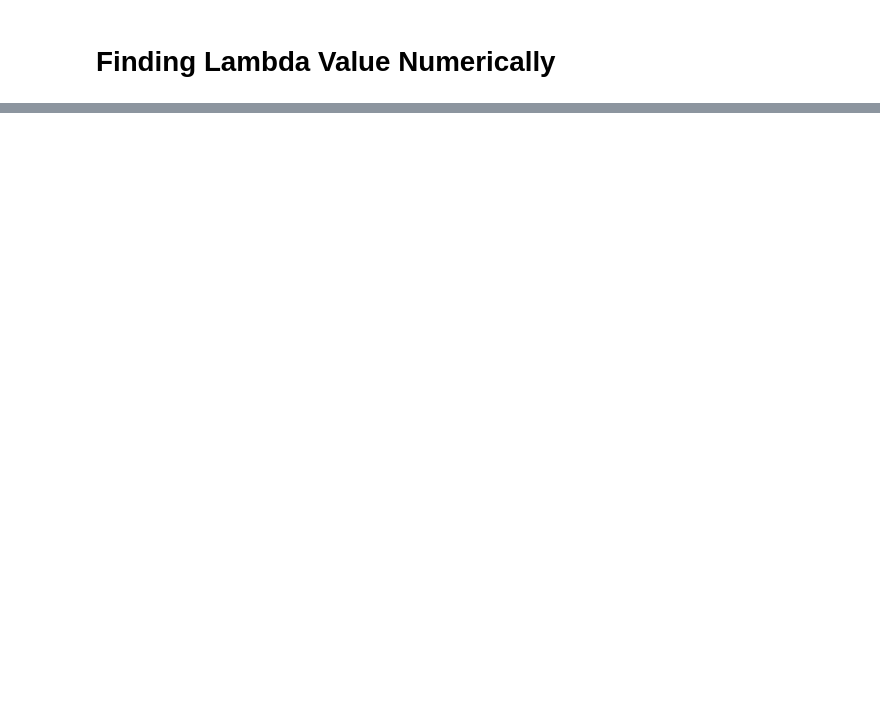
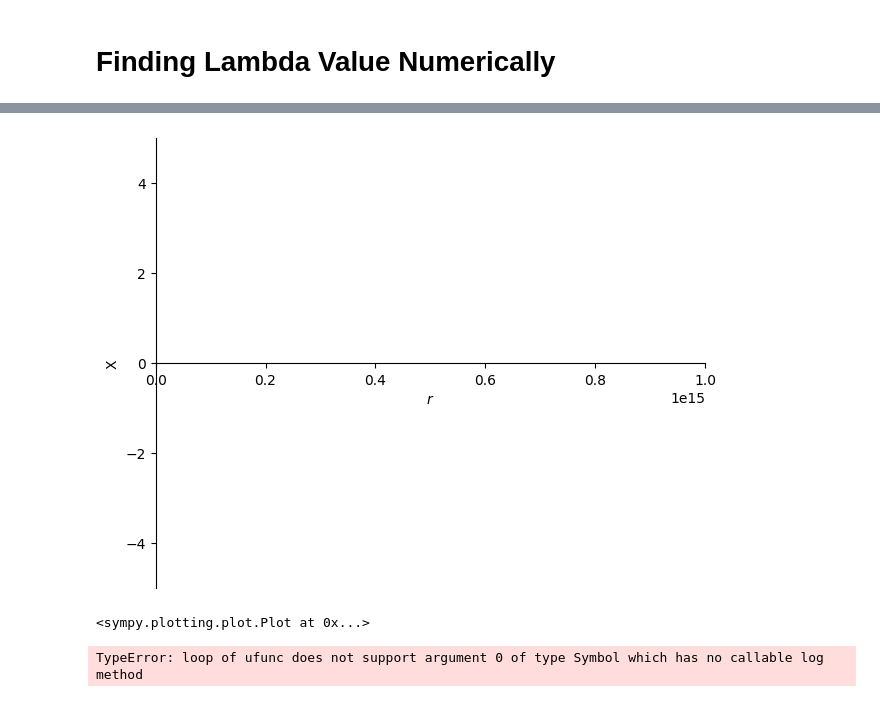
Before and after one commit to UsamaMNaveed/QadirLeeModifiedGravity, a Jupyter notebook: ConstantDensity.ipynb, the cells around one changed output, grey strips where cells are left out. Cells and saved outputs as stored; diff of their text form; code cells hidden in the pictures; blank space fills up the shorter version.

```diff
--- a/ConstantDensity.ipynb
+++ b/ConstantDensity.ipynb
@@ -447,0 +515,3 @@ Lambda Value is 1.9699797348948778e-12
+# %%
+muValued5=LogCleaning(muValued4).simplify()
+muValued5
@@ -447,0 +520,4 @@ Lambda Value is 1.9699797348948778e-12
+# %%
+muValued6=Eq(muValued5.lhs-muValued5.lhs,muValued5.rhs-muValued5.lhs)
+muValued6=Eq(muValued6.rhs,muValued6.lhs).simplify()
+muValued6
@@ -447,0 +526,6 @@ Lambda Value is 1.9699797348948778e-12
+# %%
+X=symbols('Chi')
+muSolu1=muValued6.subs(mu,X).simplify()
+variables = muSolu1.free_symbols
+print(variables)
+muSolu1
@@ -447,0 +535,5 @@ Lambda Value is 1.9699797348948778e-12
+# %%
+symbolic_solution = smp.solveset(muSolu1, X)
+display(symbolic_solution)
+muSolu=symbolic_solution.args[1].simplify()
+muSolu
@@ -447,0 +543,19 @@ Lambda Value is 1.9699797348948778e-12
+# %%
+from sympy.plotting import plot_implicit
+plot_implicit(muSolu, (r, 0, 10**15))
+# %% [output]
+[figure, added]
+<sympy.plotting.plot.Plot at 0x...>
+# %%
+funcmu = smp.lambdify((mu), muSolu.lhs, 'numpy')
+def numerical_eqmu(X):
+    return funcmu(X)
+
+Guess=10**-13
+
+brentqmuSol = root_scalar(numerical_eqmu, bracket=[-Guess,Guess], method='brentq')
+muValue=brentqmuSol.root
+print('mu Value is',muValue)
+brentqmuSol
+# %% [output]
+TypeError: loop of ufunc does not support argument 0 of type Symbol which has no callable log method
```
Also changed, not shown: parts of 31 cells of this notebook.
